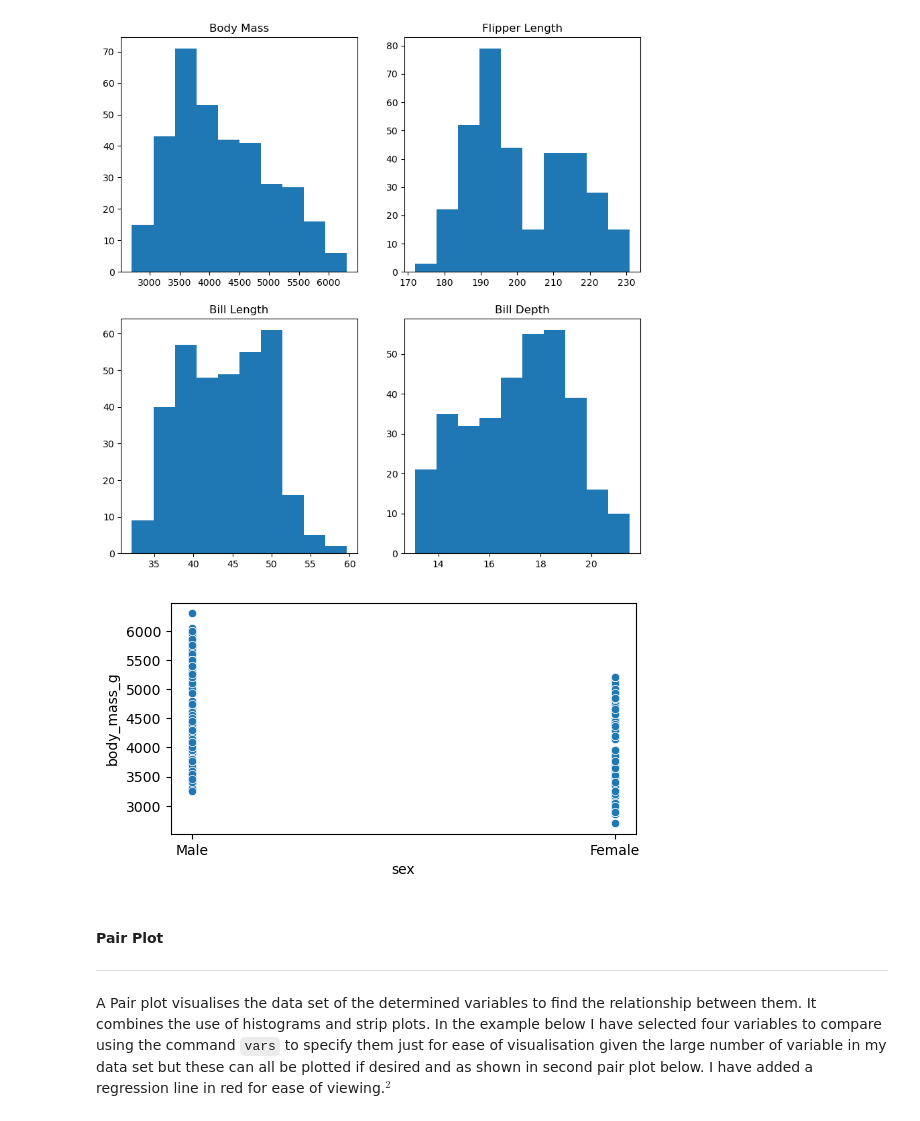
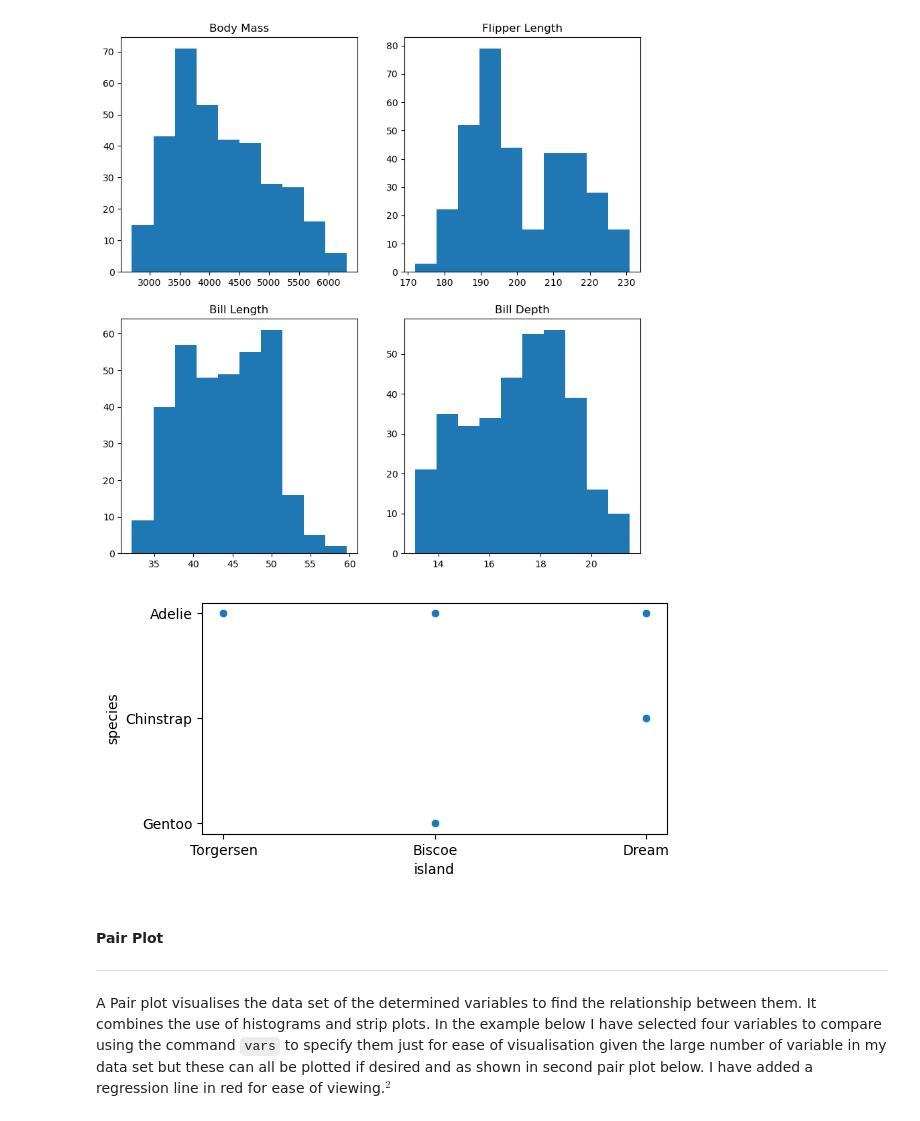
Before and after one commit to SaydsC/PrinciplesofDataAnalytics, a Jupyter notebook: penguins.ipynb, the cells around one changed output. Drawn from its saved outputs; the diff is of its cells as text; code cells hidden in the pictures.

Commit message:
visualise the data

```diff
--- a/penguins.ipynb
+++ b/penguins.ipynb
@@ -129,9 +143,9 @@ axes[1,1].hist(penguins['bill_depth_mm'], bins=10)
 # %%
 #scatterplot
 f = plt.figure(figsize=(6,3))
-fig = sns.scatterplot(x="sex", y="body_mass_g", data=penguins)
+fig = sns.scatterplot(x="island", y="species", data=penguins)
 # %% [output]
-[figure, old version]
+[figure, new version]
 # %% [markdown]
 #### Pair Plot
 ****
```
Also changed, not shown: parts of 3 cells of this notebook.
